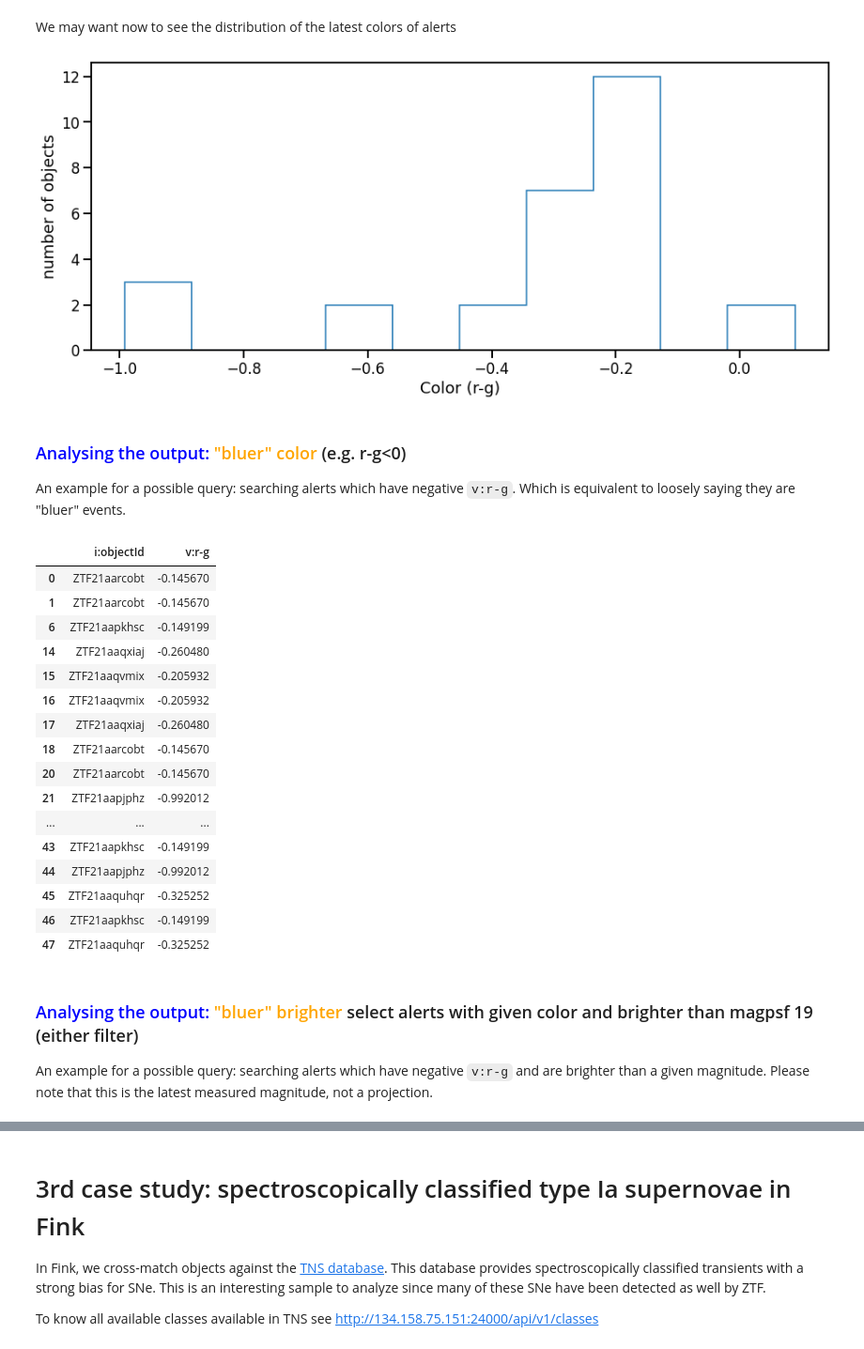
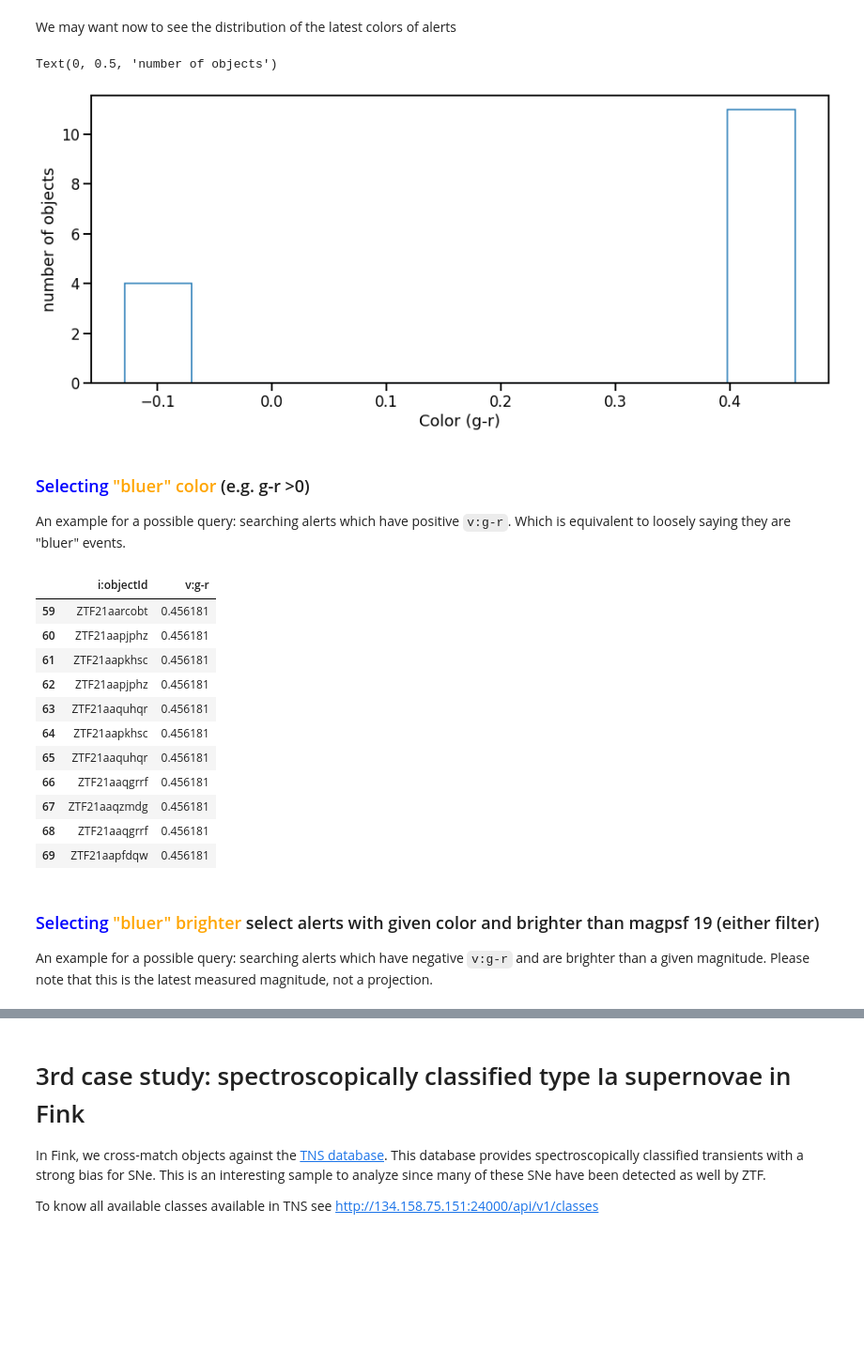
Before and after one commit to broker-workshop/tutorials, a Jupyter notebook: fink/extragalactic/extragalactic.ipynb, the cells around one changed output, grey strips where cells are left out. Shown at 94% size. Cells and saved outputs as stored; diff of their text form; code cells hidden in the pictures; blank space fills up the shorter version.

Commit message:
fixed color order

```diff
--- a/fink/extragalactic/extragalactic.ipynb
+++ b/fink/extragalactic/extragalactic.ipynb
@@ -168,7 +168,7 @@ r = requests.post(
   'http://134.158.75.151:24000/api/v1/latests',
   json={
     'class': 'Early SN candidate',
-    'n': '50'
+    'n': '100'
   }
 )
 
@@ -180,6 +180,6 @@ Color `v:r-g` is an added value provided by Fink. It is computed as the subtract
 # %%
 # select only valid color measurements
-candSNe_w_color = pdf[~pdf["v:r-g"].isna()]
+candSNe_w_color = pdf[~pdf["v:g-r"].isna()]
 
 # display 5 of these alerts with inverted column order
 candSNe_w_color[candSNe_w_color.columns[::-1]][:5]
@@ -198,40 +198,36 @@ We may want now to see the distribution of the latest colors of alerts
 # %%
 fig = plt.figure(figsize=(15, 6))
 
-plt.hist(candSNe_w_color["v:r-g"], histtype='step')
-plt.xlabel("Color (r-g)")
-plt.ylabel('number of objects');
+plt.hist(candSNe_w_color["v:g-r"], histtype='step')
+plt.xlabel("Color (g-r)")
+plt.ylabel('number of objects')
 # %% [output]
+Text(0, 0.5, 'number of objects')
-[figure, old version]
+[figure, new version]
 # %% [markdown]
-### <font color='blue'>Analysing the output:</font>   <font color='orange'>"bluer" color</font>  (e.g. r-g<0)
+### <font color='blue'>Selecting </font>   <font color='orange'>"bluer" color</font>  (e.g. g-r >0)
 
-An example for a possible query: searching alerts which have negative `v:r-g`. Which is equivalent to loosely saying they are "bluer" events.
+An example for a possible query: searching alerts which have positive `v:g-r`. Which is equivalent to loosely saying they are "bluer" events.
 # %%
-color_selected = candSNe_w_color[candSNe_w_color["v:r-g"] < 0]
+color_selected = candSNe_w_color[candSNe_w_color["v:g-r"] > 0]
 
-color_selected[['i:objectId', "v:r-g"]]
+color_selected[['i:objectId', "v:g-r"]]
 # %% [output]
-|  | i:objectId | v:r-g |
-| 0 | ZTF21aarcobt | -0.145670 |
-| 1 | ZTF21aarcobt | -0.145670 |
-| 6 | ZTF21aapkhsc | -0.149199 |
-| 14 | ZTF21aaqxiaj | -0.260480 |
-| 15 | ZTF21aaqvmix | -0.205932 |
-| 16 | ZTF21aaqvmix | -0.205932 |
-| 17 | ZTF21aaqxiaj | -0.260480 |
-| 18 | ZTF21aarcobt | -0.145670 |
-| 20 | ZTF21aarcobt | -0.145670 |
-| 21 | ZTF21aapjphz | -0.992012 |
-| ... | ... | ... |
-| 43 | ZTF21aapkhsc | -0.149199 |
-| 44 | ZTF21aapjphz | -0.992012 |
-| 45 | ZTF21aaquhqr | -0.325252 |
-| 46 | ZTF21aapkhsc | -0.149199 |
-| 47 | ZTF21aaquhqr | -0.325252 |
+|  | i:objectId | v:g-r |
+| 59 | ZTF21aarcobt | 0.456181 |
+| 60 | ZTF21aapjphz | 0.456181 |
+| 61 | ZTF21aapkhsc | 0.456181 |
+| 62 | ZTF21aapjphz | 0.456181 |
+| 63 | ZTF21aaquhqr | 0.456181 |
+| 64 | ZTF21aapkhsc | 0.456181 |
+| 65 | ZTF21aaquhqr | 0.456181 |
+| 66 | ZTF21aaqgrrf | 0.456181 |
+| 67 | ZTF21aaqzmdg | 0.456181 |
+| 68 | ZTF21aaqgrrf | 0.456181 |
+| 69 | ZTF21aapfdqw | 0.456181 |
 # %% [markdown]
-### <font color='blue'>Analysing the output:</font>   <font color='orange'>"bluer" brighter</font>    select alerts with given color and brighter than magpsf 19 (either filter)
-An example for a possible query: searching alerts which have negative `v:r-g` and are brighter than a given magnitude.
+### <font color='blue'>Selecting </font>   <font color='orange'>"bluer" brighter</font>    select alerts with given color and brighter than magpsf 19 (either filter)
+An example for a possible query: searching alerts which have negative `v:g-r` and are brighter than a given magnitude.
 Please note that this is the latest measured magnitude, not a projection.
 # %%
 bright_candSNe_w_color = color_selected[color_selected["i:magpsf"] < 19]
```
Also changed, not shown: parts of 17 cells of this notebook, 1 other file.
